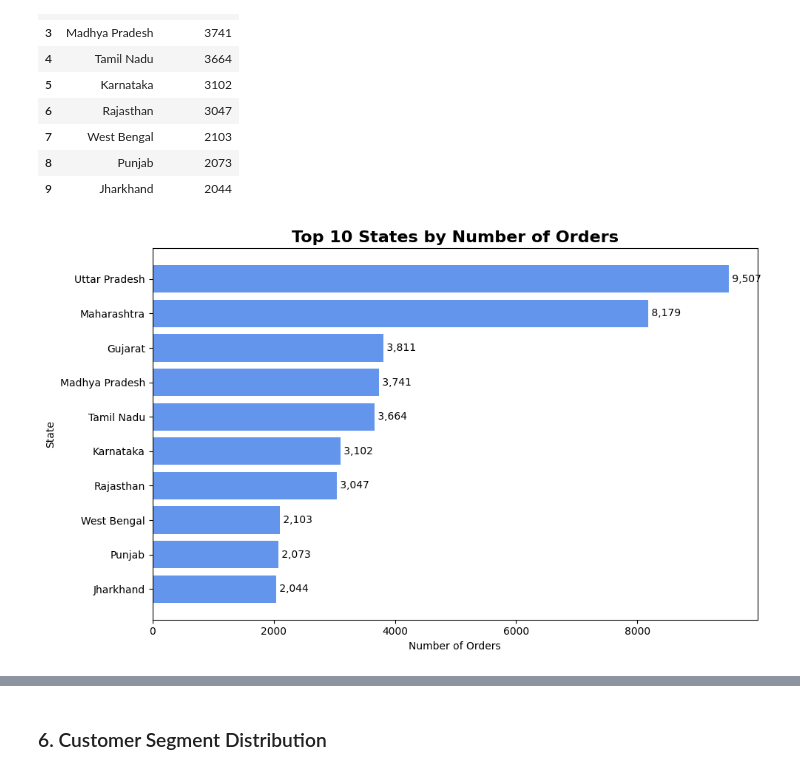
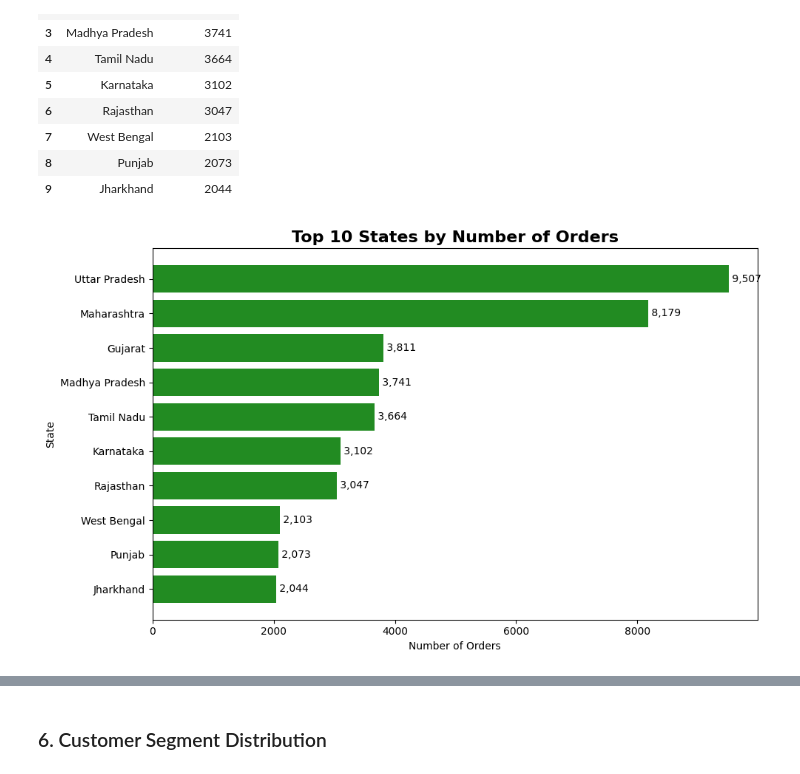
Before and after one commit to Bindiya-Anand/IndiaKart_E-Commerce_Analytics_Project, a Jupyter notebook: Notebooks/Phase2_EDA_Bindiya_Anand.ipynb, the cells around one changed output, grey strips where cells are left out. Saved outputs shown, nothing was run; the diff lists cells and outputs as text; code cells hidden in the pictures.

```diff
--- a/Notebooks/Phase2_EDA_Bindiya_Anand.ipynb
+++ b/Notebooks/Phase2_EDA_Bindiya_Anand.ipynb
@@ -261,17 +285,17 @@ display(top_states)
 # %%
 # Plot 5: Top 10 States by Orders
 plt.figure(figsize=(10, 6))
-plt.barh(top_states['state'], top_states['order_count'], color='cornflowerblue')
+plt.barh(top_states['state'], top_states['order_count'], color='forestgreen')
 plt.gca().invert_yaxis()
 
 for i, v in enumerate(top_states['order_count']):
     plt.text(v, i, f' {v:,}', va='center')
 
 plt.title('Top 10 States by Number of Orders', fontsize=16, fontweight='bold')
 plt.xlabel('Number of Orders')
 plt.ylabel('State')
 plt.tight_layout()
 plt.savefig('charts/05_top10_states_orders.png', dpi=150, bbox_inches='tight')
 plt.show()
 # %% [output]
-[figure, old version]
+[figure, new version]
```
Also changed, not shown: parts of 13 cells of this notebook.
